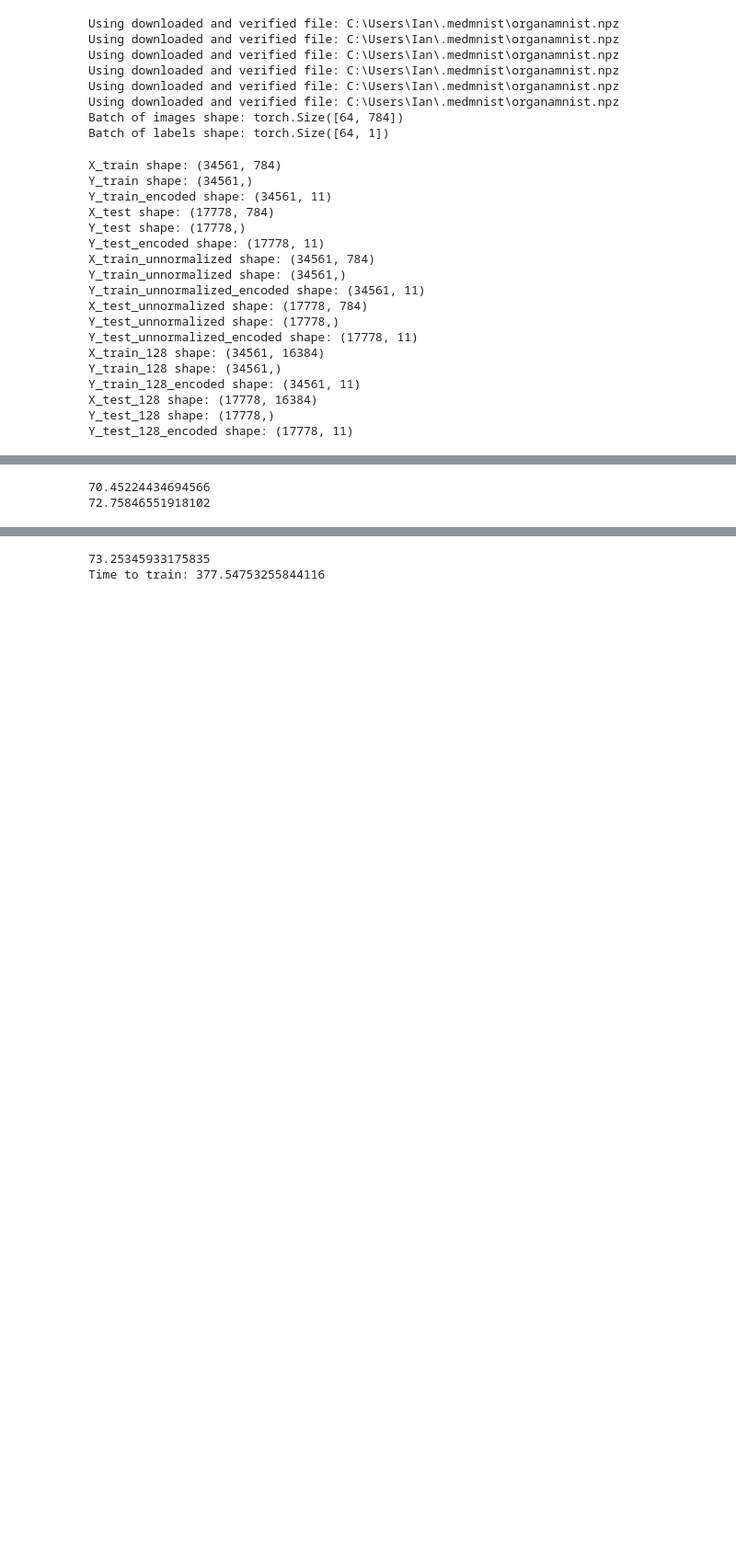
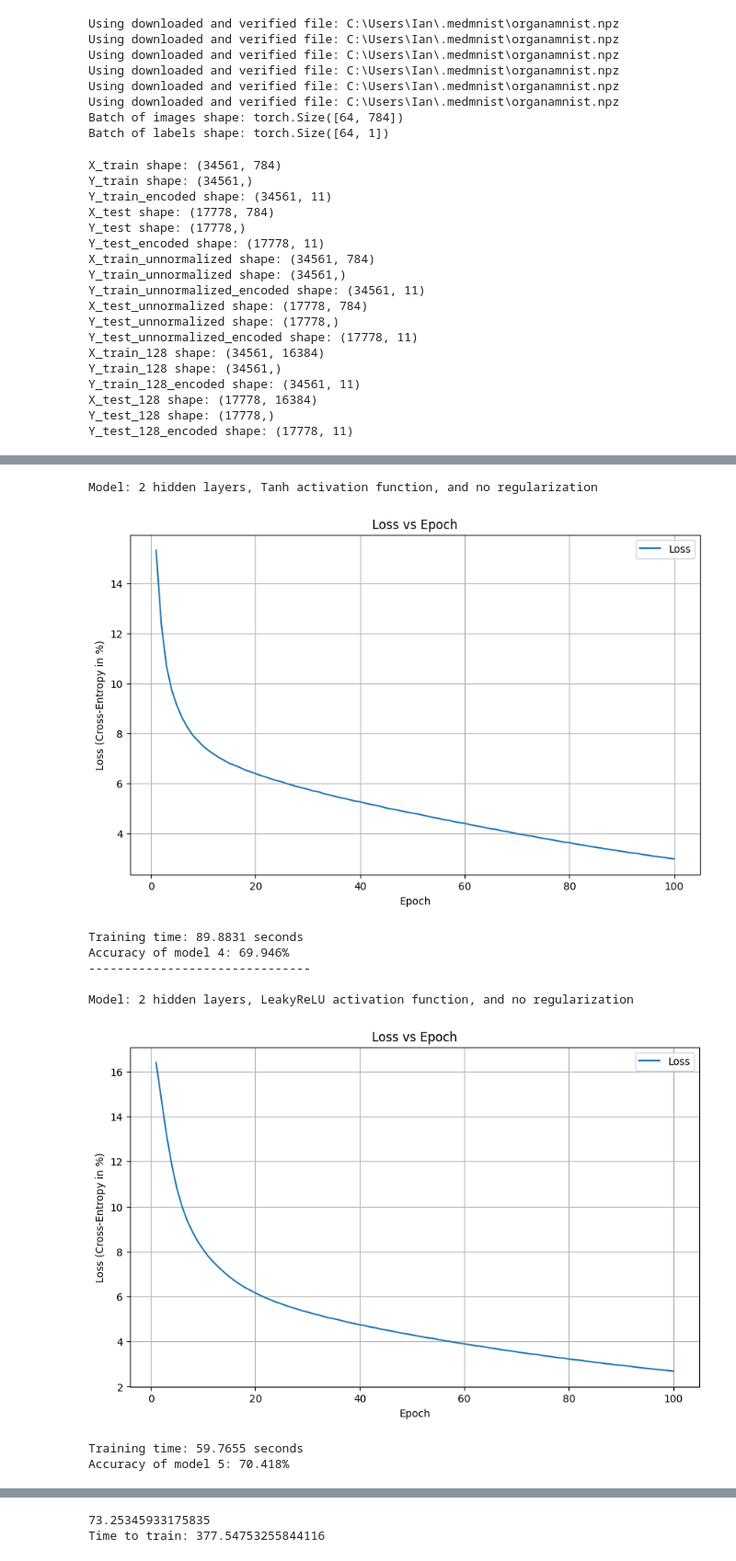
Before and after one commit to imiann/COMP-551-Assignments, a Jupyter notebook: Assignment 3/Project3Draft.ipynb, the cells around one changed output, grey strips where cells are left out. Shown: that part at 92% size. Drawn from its saved outputs; the diff is of its cells as text; code cells hidden in the pictures; blank space fills up the shorter version.

```diff
--- a/Assignment 3/Project3Draft.ipynb
+++ b/Assignment 3/Project3Draft.ipynb
@@ -452,19 +509,32 @@ print(accuracy3)
 # %%
 # 3.2: 2 Layer MLPs, now using TanH and Leaky ReLU
 mlp4 = MultilayerPerceptron(hidden_layers=2, hidden_layer_widths=[256, 256], activation_function=Tanh)
 mlp4.fit(X_train, Y_train_encoded, learning_rate=0.01, epochs=100, batch_size=32)
 Y_hat4 = mlp4.predict(X_test)
 accuracy4 = evaluate_acc(Y_test, Y_hat4)
-print(accuracy4)
+mlp4.print()
+print(f"Accuracy of model 4: {accuracy4:.3f}%")
+
+print("-------------------------------")
+print(" ")
 
 mlp5 = MultilayerPerceptron(hidden_layers=2, hidden_layer_widths=[256, 256], activation_function=LeakyReLU)
 mlp5.fit(X_train, Y_train_encoded, learning_rate=0.01, epochs=100, batch_size=32)
 Y_hat5 = mlp5.predict(X_test)
 accuracy5 = evaluate_acc(Y_test, Y_hat5)
-print(accuracy5)
+mlp5.print()
+print(f"Accuracy of model 5: {accuracy5:.3f}%")
 # %% [output]
-70.45224434694566
-72.75846551918102
+Model: 2 hidden layers, Tanh activation function, and no regularization
+[figure, added]
+Training time: 89.8831 seconds
+Accuracy of model 4: 69.946%
+-------------------------------
+
+Model: 2 hidden layers, LeakyReLU activation function, and no regularization
+[figure, added]
+Training time: 59.7655 seconds
+Accuracy of model 5: 70.418%
 # %%
 # 3.3 2 Layer MLPs, now using L1 and L2 regularization
 
```
Also changed, not shown: parts of 6 cells of this notebook.
